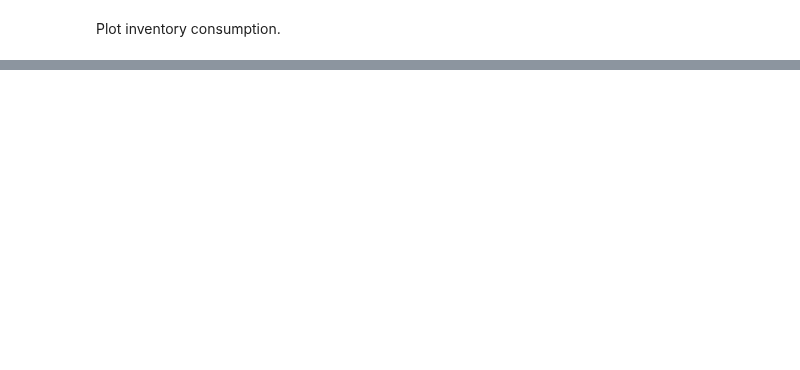
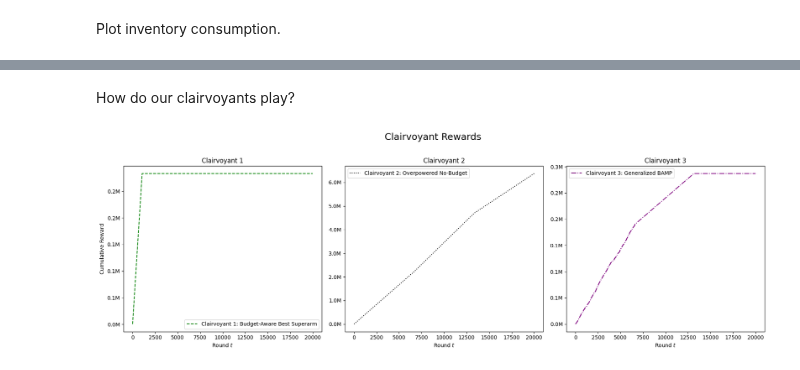
Before and after one commit to peetceenatoo/online-learning, a Jupyter notebook: R5.ipynb, the cells around one changed output, grey strips where cells are left out. Drawn from its saved outputs; the diff is of its cells as text; code cells hidden in the pictures; blank space fills up the shorter version.

```diff
--- a/R5.ipynb
+++ b/R5.ipynb
@@ -429,0 +626,31 @@ _ = plt.legend()
+# %% [markdown]
+How do our clairvoyants play?
+# %%
+fig, axs = plt.subplots(1, 3, figsize=(18, 6), sharex=True)
+
+# Clairvoyant 1
+axs[0].plot(clairvoyant1_cum_rewards, label='Clairvoyant 1: Budget-Aware Best Superarm', color='green', linestyle='--')
+axs[0].set_title("Clairvoyant 1")
+axs[0].set_xlabel("Round $t$")
+axs[0].set_ylabel("Cumulative Reward")
+axs[0].legend()
+axs[0].yaxis.set_major_formatter(matplotlib.ticker.FuncFormatter(millions_formatter))
+
+# Clairvoyant 2
+axs[1].plot(clairvoyant2_cum_rewards, label='Clairvoyant 2: Overpowered No-Budget', color='black', linestyle=':')
+axs[1].set_title("Clairvoyant 2")
+axs[1].set_xlabel("Round $t$")
+axs[1].legend()
+axs[1].yaxis.set_major_formatter(matplotlib.ticker.FuncFormatter(millions_formatter))
+
+# Clairvoyant 3
+axs[2].plot(clairvoyant3_cum_rewards, label='Clairvoyant 3: Generalized BAMP', color='purple', linestyle='-.')
+axs[2].set_title("Clairvoyant 3")
+axs[2].set_xlabel("Round $t$")
+axs[2].legend()
+axs[2].yaxis.set_major_formatter(matplotlib.ticker.FuncFormatter(millions_formatter))
+
+fig.suptitle("Clairvoyant Rewards", fontsize=18)
+plt.tight_layout(rect=[0, 0, 1, 0.96])
+# %% [output]
+[figure, added]
```
Also changed, not shown: parts of 14 cells of this notebook, 2 other files.
